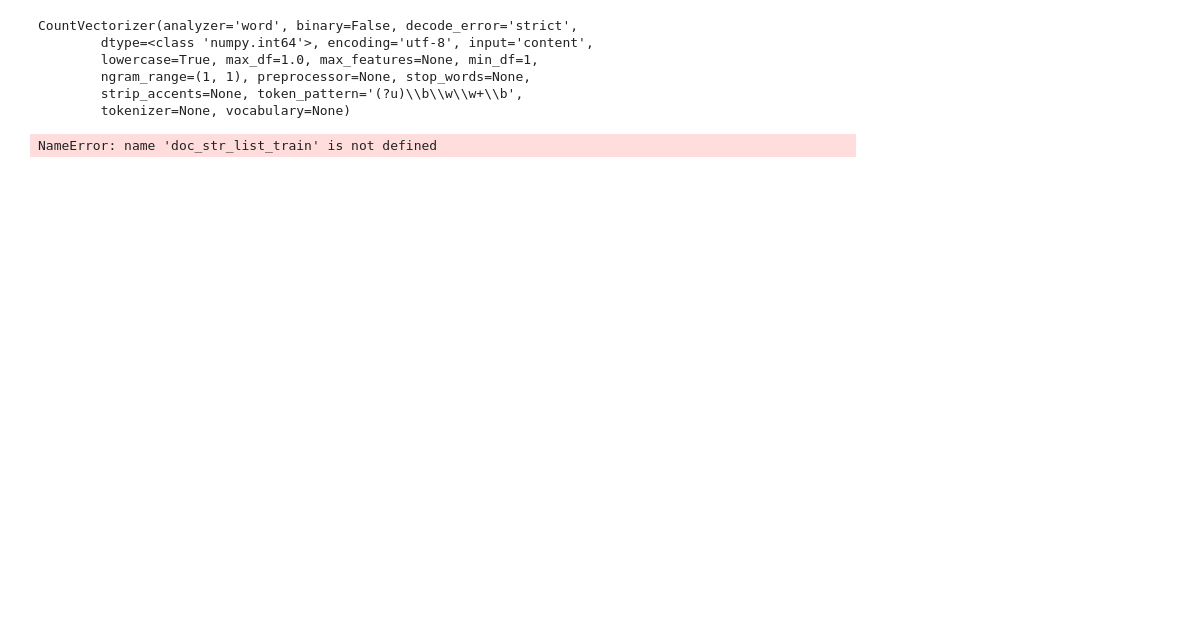
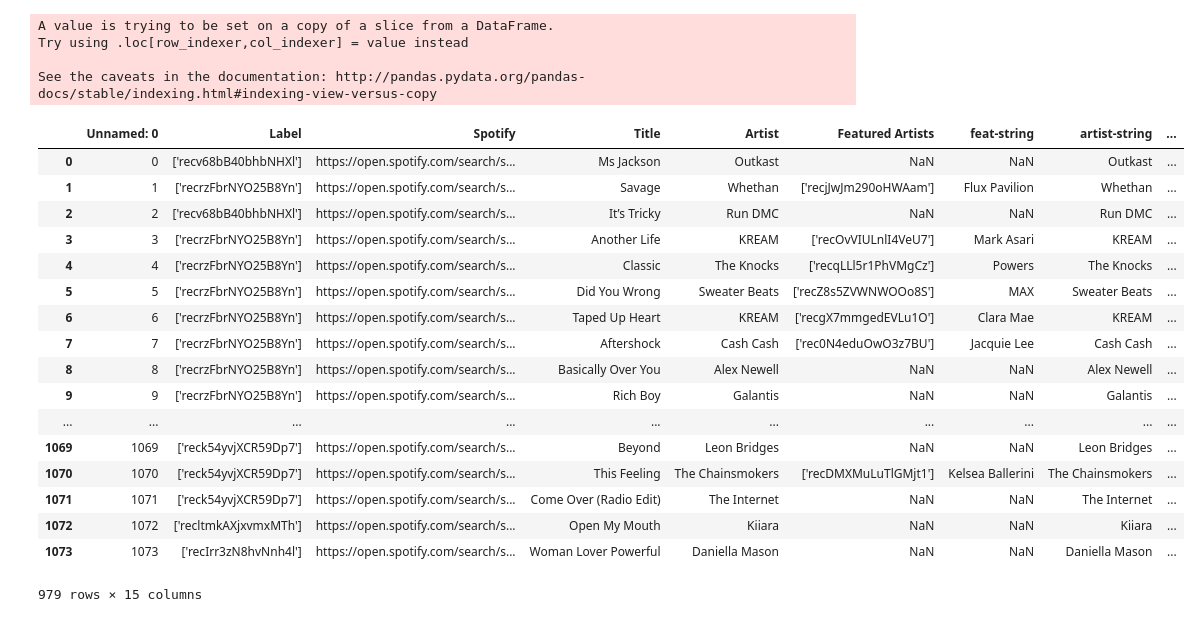
Before and after one commit to owenbwhite/pychart, a Jupyter notebook: src/lyrics.ipynb, the cells around one changed output. Cells and saved outputs as stored; diff of their text form; code cells hidden in the pictures; blank space fills up the shorter version.

```diff
--- a/src/lyrics.ipynb
+++ b/src/lyrics.ipynb
@@ -9,4 +9,4 @@ from sklearn.feature_extraction import dict_vectorizer
 # %%
 import pandas as pd
 tracks = pd.read_csv('tracks.csv')
-tracks_with_genre =
+tracks_with_genre = tracks.loc[tracks.Genre.notnull()]
@@ -41,14 +12,0 @@ cv = CountVectorizer()
-# %%
-cv.fit(b.values())
-# %% [output]
-CountVectorizer(analyzer='word', binary=False, decode_error='strict',
-        dtype=<class 'numpy.int64'>, encoding='utf-8', input='content',
-        lowercase=True, max_df=1.0, max_features=None, min_df=1,
-        ngram_range=(1, 1), preprocessor=None, stop_words=None,
-        strip_accents=None, token_pattern='(?u)\\b\\w\\w+\\b',
-        tokenizer=None, vocabulary=None)
-# %%
-cv.build_tokenizer()
-doc_terms_list_train = [word_tokenizer(str(dummy, encoding = 'utf-8', errors = 'ignore')) for doc_str in doc_str_list_train]
-# %% [output]
-NameError: name 'doc_str_list_train' is not defined
@@ -59,0 +13,33 @@ doc_train_vec = vectorizer.fit_transform(doc_str_list_train)
+# %%
+
+def index_genre(genre):
+    return genre.strip('][').split(', ')[0][1:-1]
+
+# tracks_with_genre["Genre"] = [x.strip('][').split(', ')[0] for x in tracks_with_genre.Genre]
+tracks_with_genre['Genre'] = tracks_with_genre.Genre.apply(index_genre)
+# %% [output]
+A value is trying to be set on a copy of a slice from a DataFrame.
+Try using .loc[row_indexer,col_indexer] = value instead
+
+See the caveats in the documentation: http://pandas.pydata.org/pandas-docs/stable/indexing.html#indexing-view-versus-copy
+# %%
+tracks_with_genre
+# %% [output]
+|  | Unnamed: 0 | Label | Spotify | Title | Artist | Featured Artists | feat-string | artist-string | ... |
+| 0 | 0 | ['recv68bB40bhbNHXl'] | https://open.spotify.com/search/s... | Ms Jackson | Outkast | NaN | NaN | Outkast | ... |
+| 1 | 1 | ['recrzFbrNYO25B8Yn'] | https://open.spotify.com/search/s... | Savage | Whethan | ['recjJwJm290oHWAam'] | Flux Pavilion | Whethan | ... |
+| 2 | 2 | ['recv68bB40bhbNHXl'] | https://open.spotify.com/search/s... | It’s Tricky | Run DMC | NaN | NaN | Run DMC | ... |
+| 3 | 3 | ['recrzFbrNYO25B8Yn'] | https://open.spotify.com/search/s... | Another Life | KREAM | ['recOvVIULnlI4VeU7'] | Mark Asari | KREAM | ... |
+| 4 | 4 | ['recrzFbrNYO25B8Yn'] | https://open.spotify.com/search/s... | Classic | The Knocks | ['recqLLl5r1PhVMgCz'] | Powers | The Knocks | ... |
+| 5 | 5 | ['recrzFbrNYO25B8Yn'] | https://open.spotify.com/search/s... | Did You Wrong | Sweater Beats | ['recZ8s5ZVWNWOOo8S'] | MAX | Sweater Beats | ... |
+| 6 | 6 | ['recrzFbrNYO25B8Yn'] | https://open.spotify.com/search/s... | Taped Up Heart | KREAM | ['recgX7mmgedEVLu1O'] | Clara Mae | KREAM | ... |
+| 7 | 7 | ['recrzFbrNYO25B8Yn'] | https://open.spotify.com/search/s... | Aftershock | Cash Cash | ['rec0N4eduOwO3z7BU'] | Jacquie Lee | Cash Cash | ... |
+| 8 | 8 | ['recrzFbrNYO25B8Yn'] | https://open.spotify.com/search/s... | Basically Over You | Alex Newell | NaN | NaN | Alex Newell | ... |
+| 9 | 9 | ['recrzFbrNYO25B8Yn'] | https://open.spotify.com/search/s... | Rich Boy | Galantis | NaN | NaN | Galantis | ... |
+| ... | ... | ... | ... | ... | ... | ... | ... | ... | ... |
+| 1069 | 1069 | ['reck54yvjXCR59Dp7'] | https://open.spotify.com/search/s... | Beyond | Leon Bridges | NaN | NaN | Leon Bridges | ... |
+| 1070 | 1070 | ['reck54yvjXCR59Dp7'] | https://open.spotify.com/search/s... | This Feeling | The Chainsmokers | ['recDMXMuLuTlGMjt1'] | Kelsea Ballerini | The Chainsmokers | ... |
+| 1071 | 1071 | ['reck54yvjXCR59Dp7'] | https://open.spotify.com/search/s... | Come Over (Radio Edit) | The Internet | NaN | NaN | The Internet | ... |
+| 1072 | 1072 | ['recltmkAXjxvmxMTh'] | https://open.spotify.com/search/s... | Open My Mouth | Kiiara | NaN | NaN | Kiiara | ... |
+| 1073 | 1073 | ['recIrr3zN8hvNnh4l'] | https://open.spotify.com/search/s... | Woman Lover Powerful | Daniella Mason | NaN | NaN | Daniella Mason | ... |
+979 rows × 15 columns
```
Also changed, not shown: parts of 21 cells of this notebook, 1 other file.
